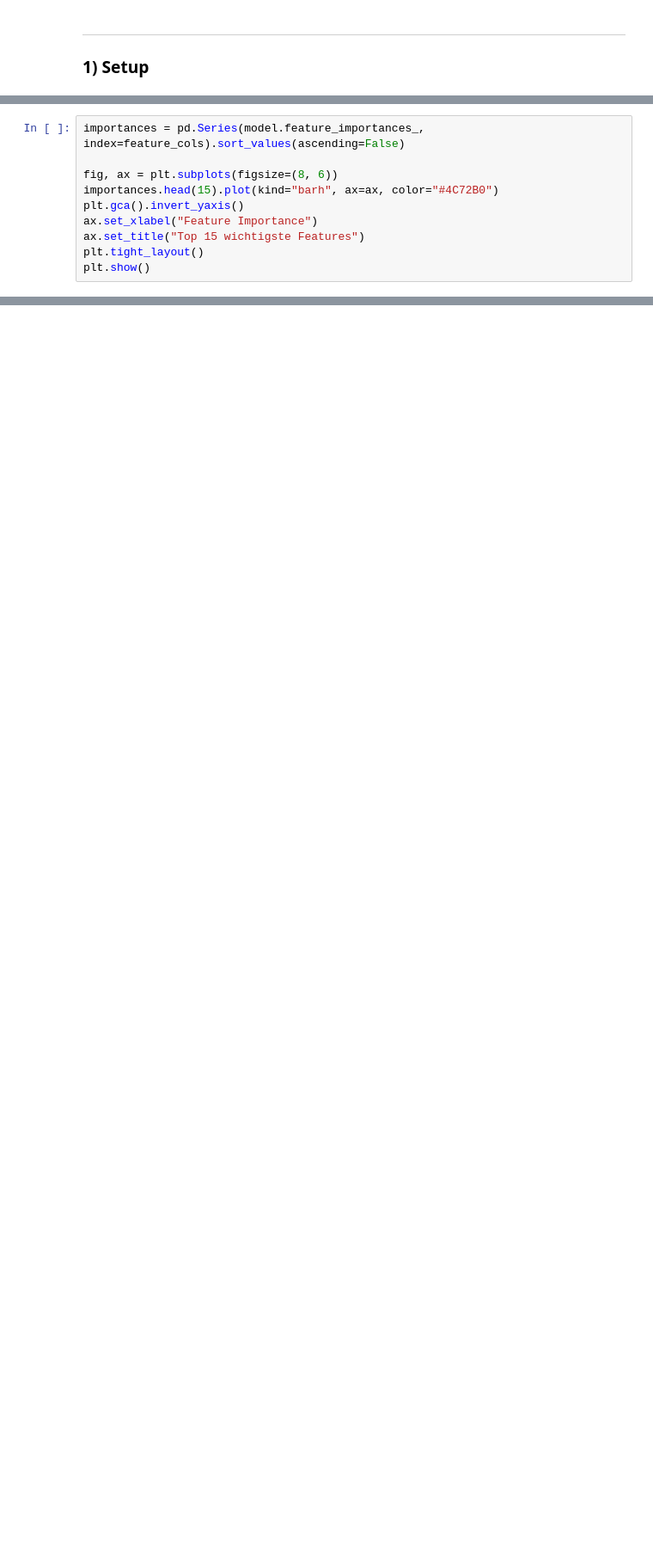
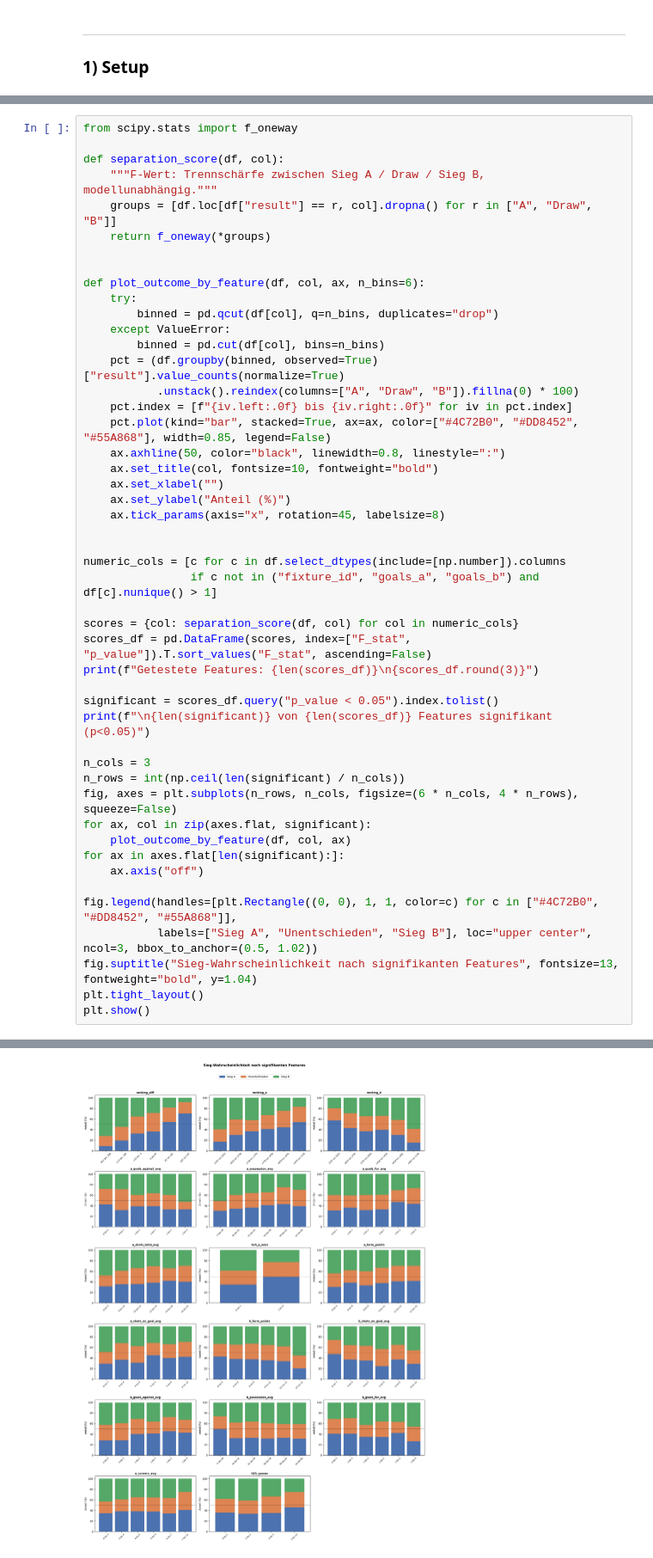
Before and after one commit to rodrigourech/kip_wm2026-predictor, a Jupyter notebook: notebooks/wm2026_predictor_nb.ipynb, the cells around one changed output, grey strips where cells are left out. Shown at 86% size. Drawn from its saved outputs; the diff is of its cells as text; blank space fills up the shorter version.

Commit message:
refactor: consolidate pipeline and add goal prediction

```diff
--- a/notebooks/wm2026_predictor_nb.ipynb
+++ b/notebooks/wm2026_predictor_nb.ipynb
@@ -577,10 +37,0 @@ Welche Features beeinflussen die Vorhersage des Random-Forest-Modells am st\u00e
-# %%
-importances = pd.Series(model.feature_importances_, index=feature_cols).sort_values(ascending=False)
-
-fig, ax = plt.subplots(figsize=(8, 6))
-importances.head(15).plot(kind="barh", ax=ax, color="#4C72B0")
-plt.gca().invert_yaxis()
-ax.set_xlabel("Feature Importance")
-ax.set_title("Top 15 wichtigste Features")
-plt.tight_layout()
-plt.show()
@@ -650,0 +182,49 @@ Vorhersage Canada (A) vs. Mexico (B):
+# %%
+from scipy.stats import f_oneway
+
+def separation_score(df, col):
+    """F-Wert: Trennschärfe zwischen Sieg A / Draw / Sieg B, modellunabhängig."""
+    groups = [df.loc[df["result"] == r, col].dropna() for r in ["A", "Draw", "B"]]
+    return f_oneway(*groups)
+
+
+def plot_outcome_by_feature(df, col, ax, n_bins=6):
+    try:
+        binned = pd.qcut(df[col], q=n_bins, duplicates="drop")
+    except ValueError:
+        binned = pd.cut(df[col], bins=n_bins)
+    pct = (df.groupby(binned, observed=True)["result"].value_counts(normalize=True)
+           .unstack().reindex(columns=["A", "Draw", "B"]).fillna(0) * 100)
+    pct.index = [f"{iv.left:.0f} bis {iv.right:.0f}" for iv in pct.index]
+    pct.plot(kind="bar", stacked=True, ax=ax, color=["#4C72B0", "#DD8452", "#55A868"], width=0.85, legend=False)
+    ax.axhline(50, color="black", linewidth=0.8, linestyle=":")
+    ax.set_title(col, fontsize=10, fontweight="bold")
+    ax.set_xlabel("")
+    ax.set_ylabel("Anteil (%)")
+    ax.tick_params(axis="x", rotation=45, labelsize=8)
+
+
+numeric_cols = [c for c in df.select_dtypes(include=[np.number]).columns
+                if c not in ("fixture_id", "goals_a", "goals_b") and df[c].nunique() > 1]
+
+scores = {col: separation_score(df, col) for col in numeric_cols}
+scores_df = pd.DataFrame(scores, index=["F_stat", "p_value"]).T.sort_values("F_stat", ascending=False)
+print(f"Getestete Features: {len(scores_df)}\n{scores_df.round(3)}")
+
+significant = scores_df.query("p_value < 0.05").index.tolist()
+print(f"\n{len(significant)} von {len(scores_df)} Features signifikant (p<0.05)")
+
+n_cols = 3
+n_rows = int(np.ceil(len(significant) / n_cols))
+fig, axes = plt.subplots(n_rows, n_cols, figsize=(6 * n_cols, 4 * n_rows), squeeze=False)
+for ax, col in zip(axes.flat, significant):
+    plot_outcome_by_feature(df, col, ax)
+for ax in axes.flat[len(significant):]:
+    ax.axis("off")
+
+fig.legend(handles=[plt.Rectangle((0, 0), 1, 1, color=c) for c in ["#4C72B0", "#DD8452", "#55A868"]],
+           labels=["Sieg A", "Unentschieden", "Sieg B"], loc="upper center", ncol=3, bbox_to_anchor=(0.5, 1.02))
+fig.suptitle("Sieg-Wahrscheinlichkeit nach signifikanten Features", fontsize=13, fontweight="bold", y=1.04)
+plt.tight_layout()
+plt.show()
+# %% [output]
@@ -650,0 +248 @@ Vorhersage Canada (A) vs. Mexico (B):
+[figure, added]
```
Also changed, not shown: parts of 39 cells of this notebook, 8 other files.
